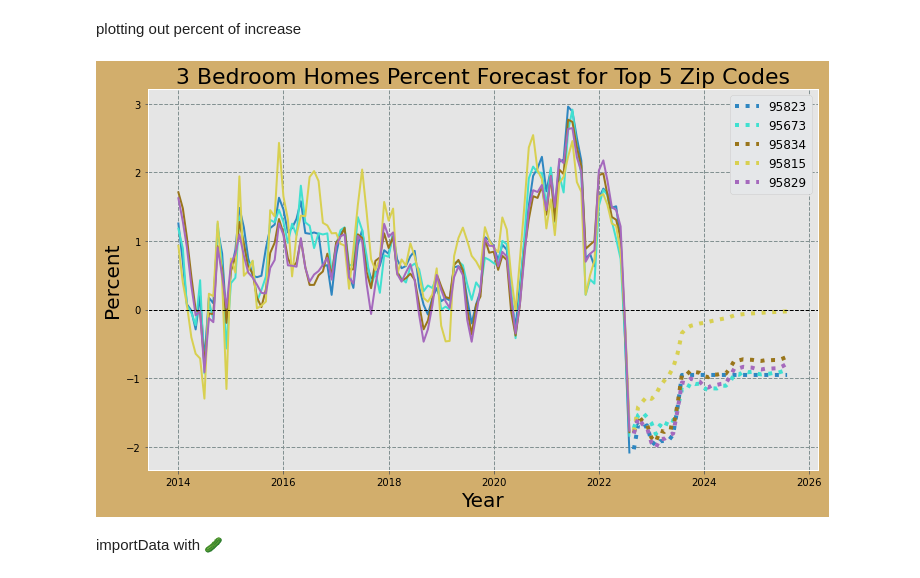
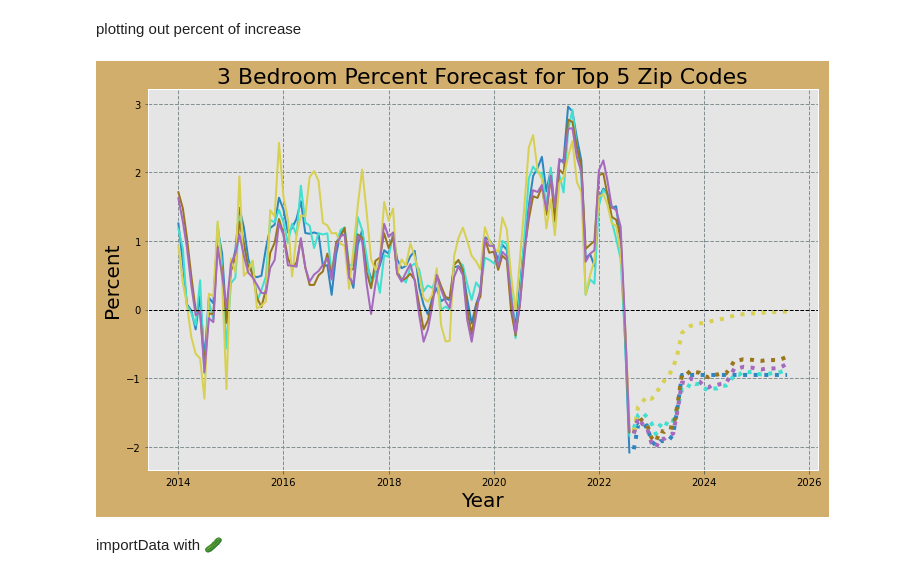
Before and after one commit to SringayKeno/forecasting-home-prices-sacramento-county, a Jupyter notebook: forecast/forecast_three_bedroom.ipynb, the cells around one changed output. Saved outputs shown, nothing was run; the diff lists cells and outputs as text; code cells hidden in the pictures.

```diff
--- a/forecast/forecast_three_bedroom.ipynb
+++ b/forecast/forecast_three_bedroom.ipynb
@@ -146,31 +146,31 @@ plotting out percent of increase
 # %%
 fig = plt.figure(figsize = (12, 7),facecolor='#d2ae6c')
 
 plt.plot(sel_df1.loc['2014-01-01':], lw = 2, color = '#2E86C1')
 plt.plot(sel_df2.loc['2014-01-01':], lw = 2, color = '#40E0D0')
 plt.plot(sel_df3.loc['2014-01-01':], lw = 2, color = '#99751b')
 plt.plot(sel_df4.loc['2014-01-01':], lw = 2, color = '#D8D051')
 plt.plot(sel_df5.loc['2014-01-01':], lw = 2, color = '#A569BD')
 
 plt.plot(pred1, ls = 'dotted', lw = 4, color = '#2E86C1', label = select_zipcode[0])
 plt.plot(pred2, ls = 'dotted', lw = 4, color = '#40E0D0', label = select_zipcode[1])
 plt.plot(pred3, ls = 'dotted', lw = 4, color = '#99751b', label = select_zipcode[2])
 plt.plot(pred4, ls = 'dotted', lw = 4, color = '#D8D051', label = select_zipcode[3])
 plt.plot(pred5, ls = 'dotted', lw = 4, color = '#A569BD', label = select_zipcode[4])
 
 plt.axhline(y=0, lw = 1, color = 'black', ls = '--')
 plt.xlabel('Year', fontsize=20, color = 'black' )
 plt.ylabel('Percent', fontsize=20, color = 'black')
-plt.title('3 Bedroom Homes Percent Forecast for Top 5 Zip Codes', fontsize = 22)
-plt.legend(bbox_to_anchor = (1,1), fontsize = 12,facecolor='#E5E7E9' , framealpha=1)
+plt.title('3 Bedroom Percent Forecast for Top 5 Zip Codes', fontsize = 22)
+#plt.legend(bbox_to_anchor = (1,1), fontsize = 12,facecolor='#E5E7E9' , framealpha=1)
 #plt.xticks(rotation = 30)
 plt.xticks(color ='black')
 plt.yticks(color ='black')
 
 plt.grid(linestyle='--', linewidth = '1',color='#839192')
 plt.show()
 # %% [output]
-[figure, old version]
+[figure, new version]
 # %% [markdown]
  importData with  🥒
 # %%
```
Also changed, not shown: parts of 1 cell of this notebook.
